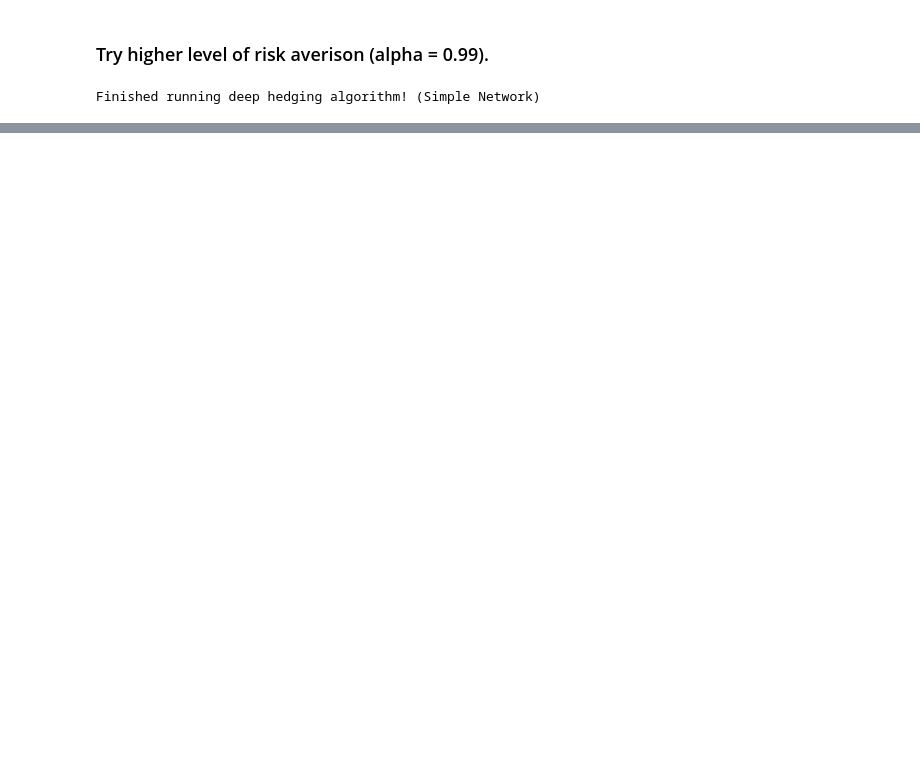
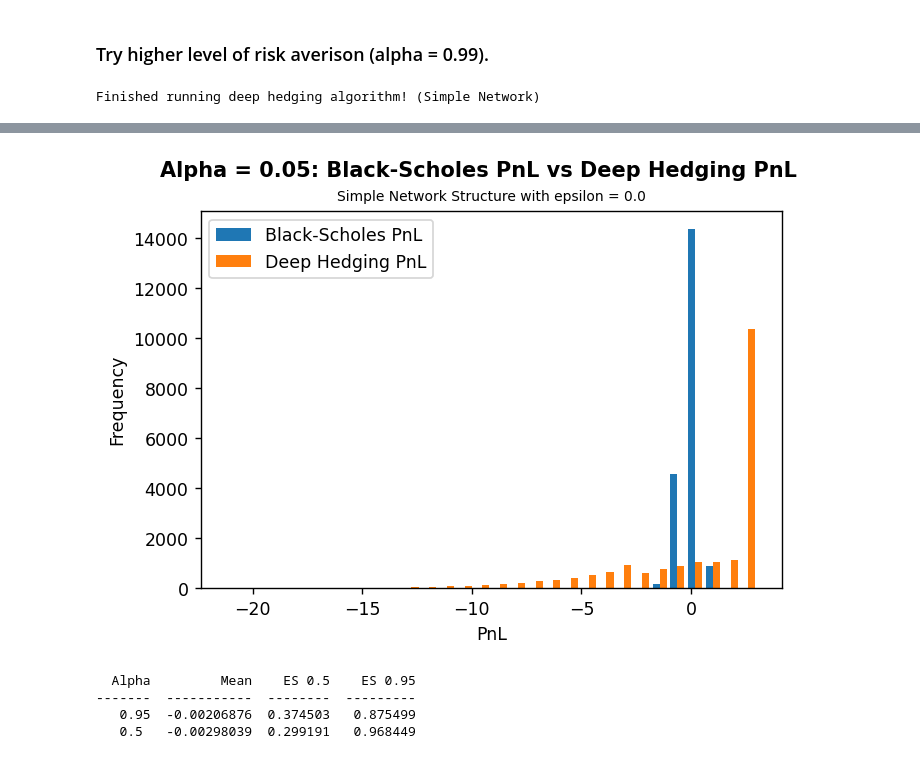
Before and after one commit to lara2302/deep_hedging, a Jupyter notebook: colab/DeepHedging_Examples.ipynb, the cells around one changed output, grey strips where cells are left out. Saved outputs shown, nothing was run; the diff lists cells and outputs as text; code cells hidden in the pictures; blank space fills up the shorter version.

```diff
--- a/colab/DeepHedging_Examples.ipynb
+++ b/colab/DeepHedging_Examples.ipynb
@@ -1253,0 +1535,32 @@ df_describe.describe()
+# %%
+#@title <font color='Blue'>**Results: Alpha = 0.05**</font>
+bar1 = PnL_BS + price_BS[0][0]
+bar5 = model_simple_risk_neutral(xtest).numpy().squeeze() + price_BS[0][0]
+
+# Plot Black-Scholes PnL and Deep Hedging PnL (with BS_price charged on both).
+fig_PnL = plt.figure(dpi= 125, facecolor='w')
+fig_PnL.suptitle("Alpha = 0.05: Black-Scholes PnL vs Deep Hedging PnL \n", \
+      fontweight="bold")
+ax = fig_PnL.add_subplot()
+ax.set_title("Simple Network Structure with epsilon = " + str(epsilon), \
+      fontsize=8)
+ax.set_xlabel("PnL")
+ax.set_ylabel("Frequency")
+ax.hist((bar1,bar5), bins=30, \
+          label=["Black-Scholes PnL", "Deep Hedging PnL"])
+ax.legend()
+plt.show()
+# %% [output]
+[figure, added]
+# %%
+from tabulate import tabulate
+
+d = [ ["0.95", np.mean(bar2), ExpectedShortfall(bar2,0.5),ExpectedShortfall(bar2,0.95)],
+     ["0.5", np.mean(bar4), ExpectedShortfall(bar4,0.5),ExpectedShortfall(bar4,0.95)]]
+
+print(tabulate(d, headers=["Alpha", "Mean", "ES 0.5", "ES 0.95"]))
+# %% [output]
+  Alpha         Mean    ES 0.5    ES 0.95
+-------  -----------  --------  ---------
+   0.95  -0.00206876  0.374503   0.875499
+   0.5   -0.00298039  0.299191   0.968449
```
Also changed, not shown: parts of 35 cells of this notebook.
